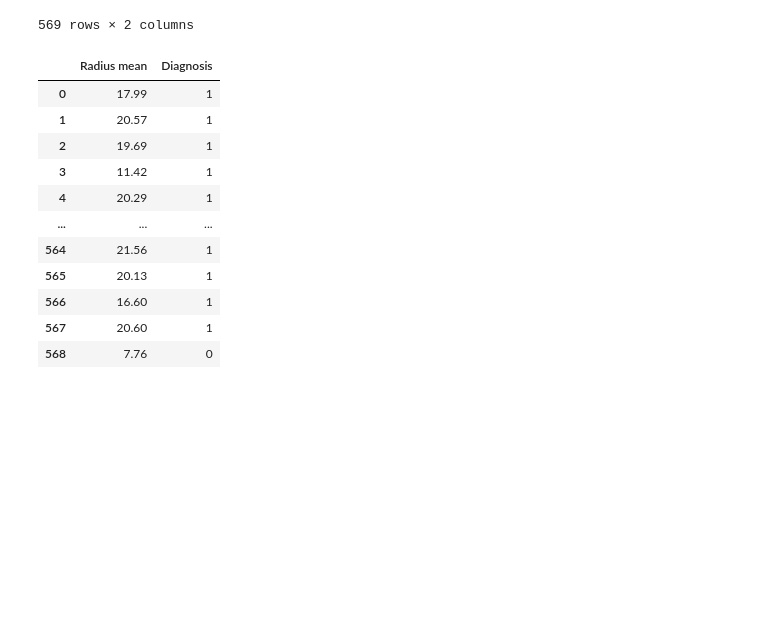
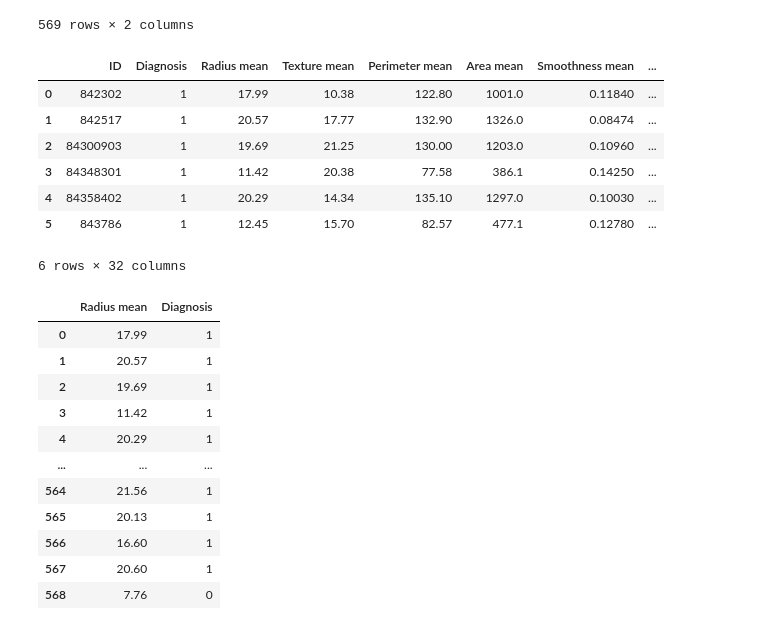
Before and after one commit to clearmindlearn/4510-Fall-2025, a Jupyter notebook: CH7-Regression/Ch7-5-LogReg.ipynb, the cells around one changed output. Saved outputs shown, nothing was run; the diff lists cells and outputs as text; code cells hidden in the pictures; blank space fills up the shorter version.

```diff
--- a/CH7-Regression/Ch7-5-LogReg.ipynb
+++ b/CH7-Regression/Ch7-5-LogReg.ipynb
@@ -12,7 +12,7 @@ import matplotlib.pyplot as plt
 from sklearn.linear_model import LogisticRegression
 # %%
 # Load the Wisconsin Breast Cancer dataset
-WBCD = pd.read_csv("/content/drive/MyDrive/Colab Notebooks/4510/2025-Fall-Lecture/CH7-Regression/WisconsinBreastCancerDatabase.csv")
+WBCD = pd.read_csv("/content/drive/MyDrive/Colab Notebooks/4510/2025-Fall-Lecture/CH7-Regression/data/WisconsinBreastCancerDatabase.csv")
 WBCD.head()
 # %% [output]
 |  | ID | Diagnosis | Radius mean | Texture mean | Perimeter mean | Area mean | Smoothness mean | ... |
@@ -38,6 +38,17 @@ WBCD[['Radius mean', 'Diagnosis']]  # column subsetting - Extra credit problem.
 | 567 | 20.60 | M |
 | 568 | 7.76 | B |
 569 rows × 2 columns
+# %%
+WBCD.loc[0:5] #row subsetting
+# %% [output]
+|  | ID | Diagnosis | Radius mean | Texture mean | Perimeter mean | Area mean | Smoothness mean | ... |
+| 0 | 842302 | 1 | 17.99 | 10.38 | 122.80 | 1001.0 | 0.11840 | ... |
+| 1 | 842517 | 1 | 20.57 | 17.77 | 132.90 | 1326.0 | 0.08474 | ... |
+| 2 | 84300903 | 1 | 19.69 | 21.25 | 130.00 | 1203.0 | 0.10960 | ... |
+| 3 | 84348301 | 1 | 11.42 | 20.38 | 77.58 | 386.1 | 0.14250 | ... |
+| 4 | 84358402 | 1 | 20.29 | 14.34 | 135.10 | 1297.0 | 0.10030 | ... |
+| 5 | 843786 | 1 | 12.45 | 15.70 | 82.57 | 477.1 | 0.12780 | ... |
+6 rows × 32 columns
 # %%
 WBCD.loc[WBCD['Diagnosis'] == 'M', 'Diagnosis']  # returns rows with Diagnosis == M and shows only Diaganosis column
 WBCD.loc[WBCD['Diagnosis'] == 'M', 'Diagnosis'] = 1 # Diaganois column becomes 1 if Dianosis == M --> replace M with 1
```
Also changed, not shown: parts of 3 cells of this notebook, 14 other files.
